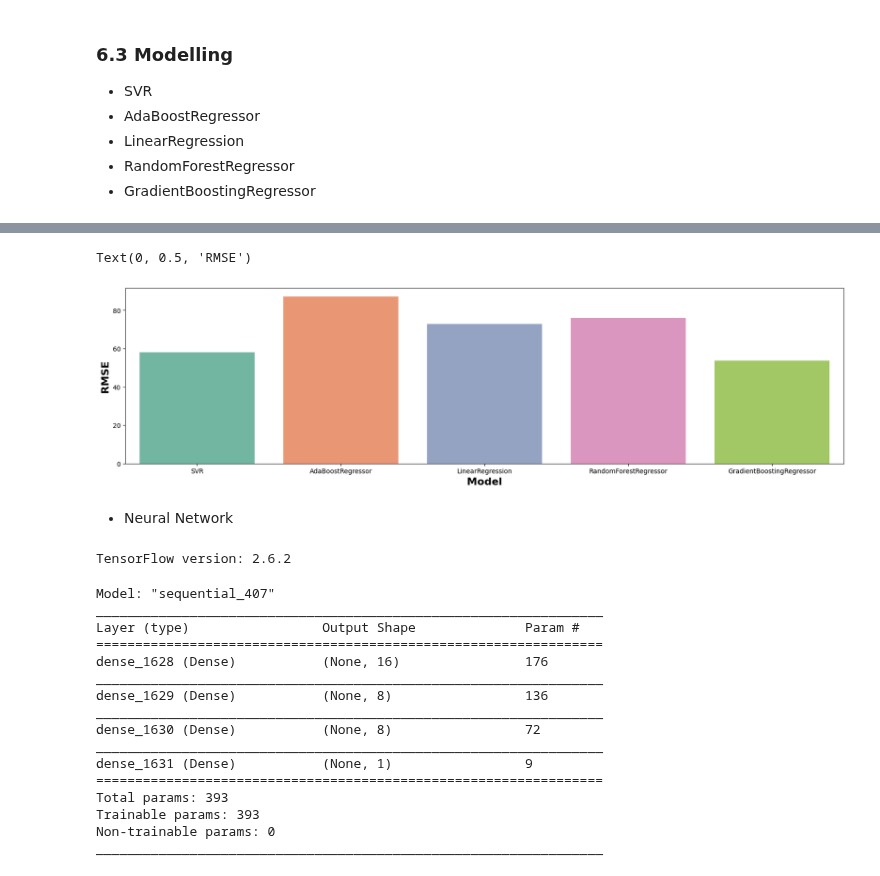
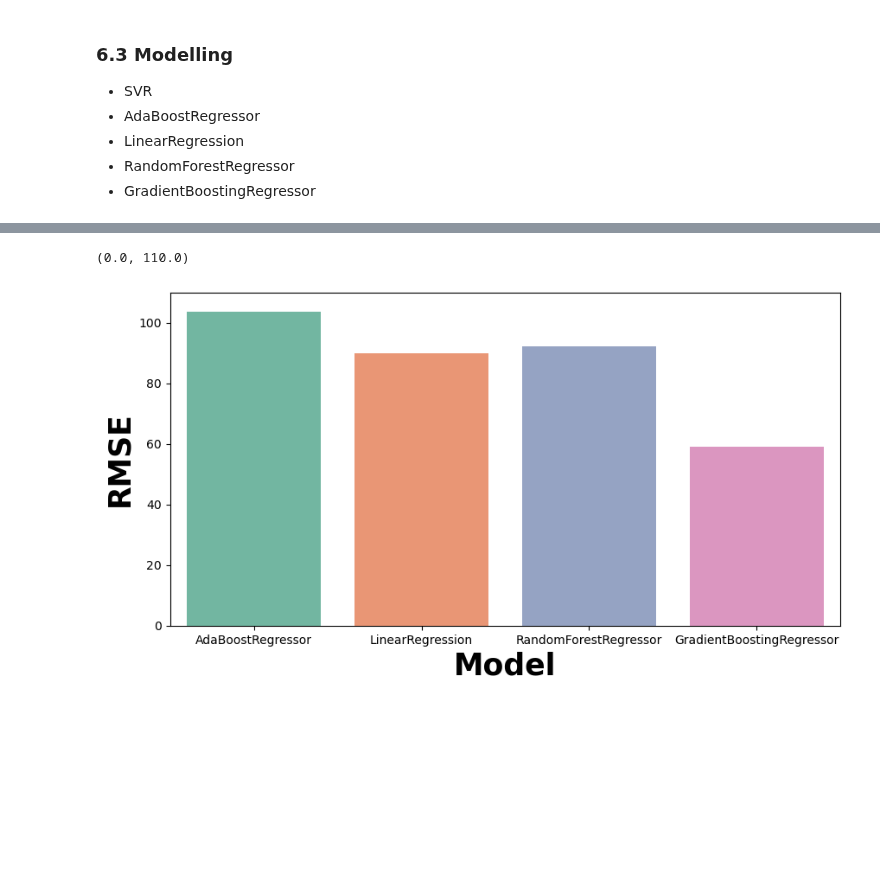
Before and after one commit to rsaSantos/DAA-Project, a Jupyter notebook: Task 1 (Group)/models/paris-airbnb.ipynb, the cells around one changed output, grey strips where cells are left out. Cells and saved outputs as stored; diff of their text form; code cells hidden in the pictures; blank space fills up the shorter version.

```diff
--- a/Task 1 (Group)/models/paris-airbnb.ipynb
+++ b/Task 1 (Group)/models/paris-airbnb.ipynb
@@ -608,10 +656,8 @@ from scipy import stats
 # How many rows are there?
 print('Number of rows before removing outliers: {}'.format(len(paris_data)))
 
-paris_data = paris_data[(np.abs(stats.zscore(paris_data)) < 3).all(axis=1)]
+paris_data = paris_data[(np.abs(stats.zscore(paris_data)) < 5).all(axis=1)]
 
 print('Number of rows after removing outliers: {}'.format(len(paris_data)))
-
-# SVR: increases r2 from 0,2 to 0,8 if outliers are removed
 # %% [output]
 Number of rows before removing outliers: 61363
@@ -627,3 +673,7 @@ sns.heatmap(paris_data.corr(), annot=True, fmt='.2f')
+# %%
+# Remove highly correlated features.
+if 'number_of_reviews_ltm' in paris_data.columns:
+    paris_data = paris_data.drop('number_of_reviews_ltm', axis=1)
 # %% [markdown]
 ## 6. Models
 # %% [markdown]
@@ -634,4 +684,4 @@ X = paris_data.drop('price', axis=1)
 Y = paris_data['price']
 
 from sklearn.model_selection import train_test_split
-X_train, X_test, Y_train, Y_test = train_test_split(X, Y, test_size=0.2, random_state=42)
+X_train, X_test, Y_train, Y_test = train_test_split(X, Y, test_size=0.1, random_state=42)
@@ -701,17 +743,12 @@ def evaluation(y_test, y_pred):
 
 
 # Unscale the predictions
-svr_pred = scaler.inverse_transform(svr_pred.reshape(-1, 1)).ravel()
 ada_pred = scaler.inverse_transform(ada_pred.reshape(-1, 1)).ravel()
 lr_pred = scaler.inverse_transform(lr_pred.reshape(-1, 1)).ravel()
 rfg_pred = scaler.inverse_transform(rfg_pred.reshape(-1, 1)).ravel()
 gbd_pred = scaler.inverse_transform(gbd_pred.reshape(-1, 1)).ravel()
 
 results = []
-
-# SVR
-mae, mse, rmse, r_squared = evaluation(Y_test, svr_pred)
-results.append({'model': 'SVR', 'mae': mae, 'mse': mse, 'rmse': rmse, 'r_squared': r_squared})
 
 # AdaBoostRegressor
 mae, mse, rmse, r_squared = evaluation(Y_test, ada_pred)
@@ -793,27 +831,10 @@ Text(0, 0.5, 'MSE')
 # %%
 # Plot RMSE error (check when treating outliers)
-fig, ax = plt.subplots(figsize=(20, 5), dpi=100)
+fig, ax = plt.subplots(figsize=(10, 5), dpi=100)
 sns.barplot(x=results_plot['Model'] , y=results_plot['RMSE'], ax=ax, palette='Set2')
-ax.set_xlabel('Model', fontdict={'color':'black', 'weight':'bold', 'size': 16})
-ax.set_ylabel('RMSE', fontdict={'color':'black', 'weight':'bold', 'size': 16})
+ax.set_xlabel('Model', fontdict={'color':'black', 'weight':'bold', 'size': 25})
+ax.set_ylabel('RMSE', fontdict={'color':'black', 'weight':'bold', 'size': 25})
+ax.set_ylim(0, 110)
 # %% [output]
-Text(0, 0.5, 'RMSE')
+(0.0, 110.0)
-[figure, old version]
+[figure, new version]
-# %% [markdown]
-* Neural Network
-# %%
-# Imports
-import tensorflow as tf
-from tensorflow.keras.models import Sequential
-from tensorflow.keras.layers import Dense, Dropout, BatchNormalization
-from tensorflow.keras.wrappers.scikit_learn import KerasRegressor
-from sklearn import metrics
-from sklearn.model_selection import GridSearchCV, KFold, train_test_split
-from sklearn.preprocessing import MinMaxScaler
-from livelossplot import PlotLossesKerasTF
-
-RANDOM_SEED = 420
-
-print("TensorFlow version:", tf.__version__)
-# %% [output]
-TensorFlow version: 2.6.2
@@ -845,21 +840,0 @@ def build_model(activation='relu', learning_rate=0.01):
-# %%
-# Build and summarize the model
-model = build_model()
-model.summary()
-# %% [output]
-Model: "sequential_407"
-_________________________________________________________________
-Layer (type)                 Output Shape              Param #
-=================================================================
-dense_1628 (Dense)           (None, 16)                176
-_________________________________________________________________
-dense_1629 (Dense)           (None, 8)                 136
-_________________________________________________________________
-dense_1630 (Dense)           (None, 8)                 72
-_________________________________________________________________
-dense_1631 (Dense)           (None, 1)                 9
-=================================================================
-Total params: 393
-Trainable params: 393
-Non-trainable params: 0
-_________________________________________________________________
```
Also changed, not shown: parts of 27 cells of this notebook.
